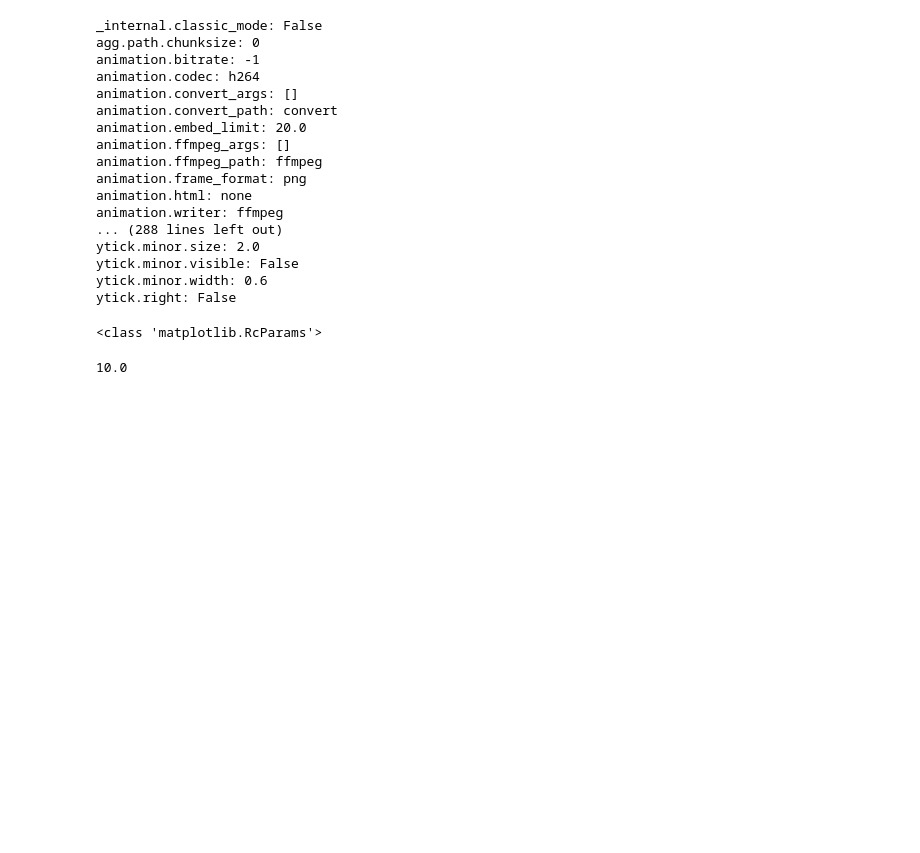
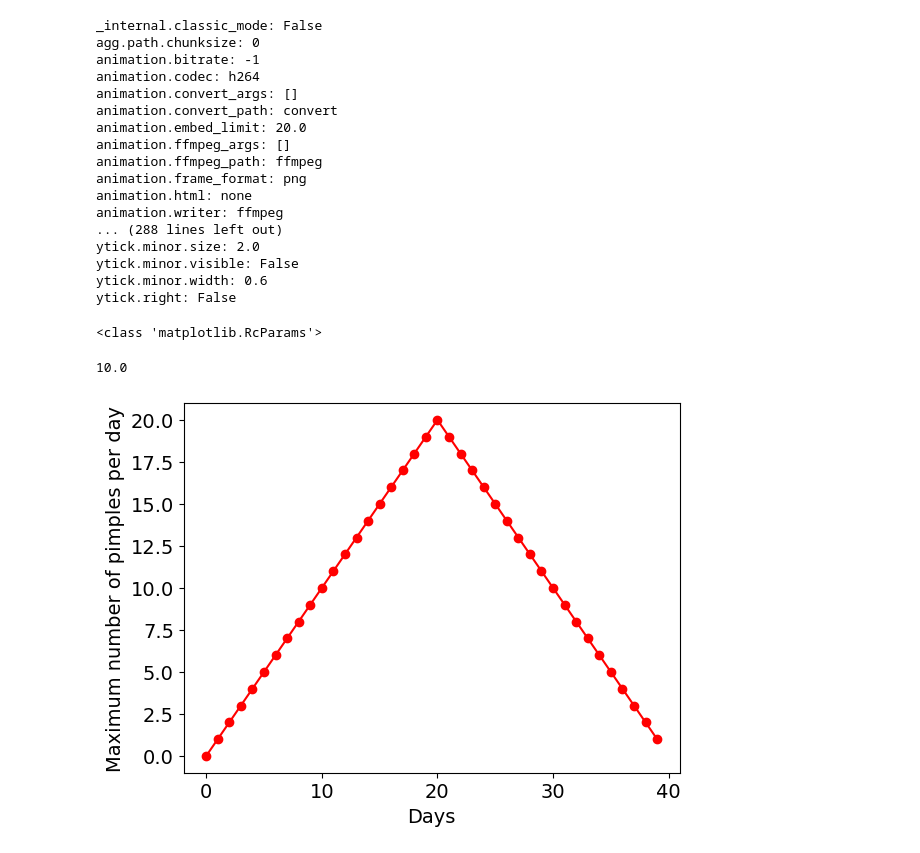
Before and after one commit to HeatherAn/swc-python-delft-feb2023, a Jupyter notebook: swc_python_day1.ipynb, the cells around one changed output. Cells and saved outputs as stored; diff of their text form; code cells hidden in the pictures; blank space fills up the shorter version.

```diff
--- a/swc_python_day1.ipynb
+++ b/swc_python_day1.ipynb
@@ -379,3 +379,12 @@ print(type(plt.rcParams))
 print(plt.rcParams['font.size'])
 # %% [output]
 10.0
+# %%
+plt.rcParams['font.size'] = 14.0
+# %%
+plt.plot(data.max(axis=0), '-o', color='red')
+plt.xlabel('Days')
+plt.ylabel('Maximum number of pimples per day')
+plt.show()
+# %% [output]
+[figure, added]
```
